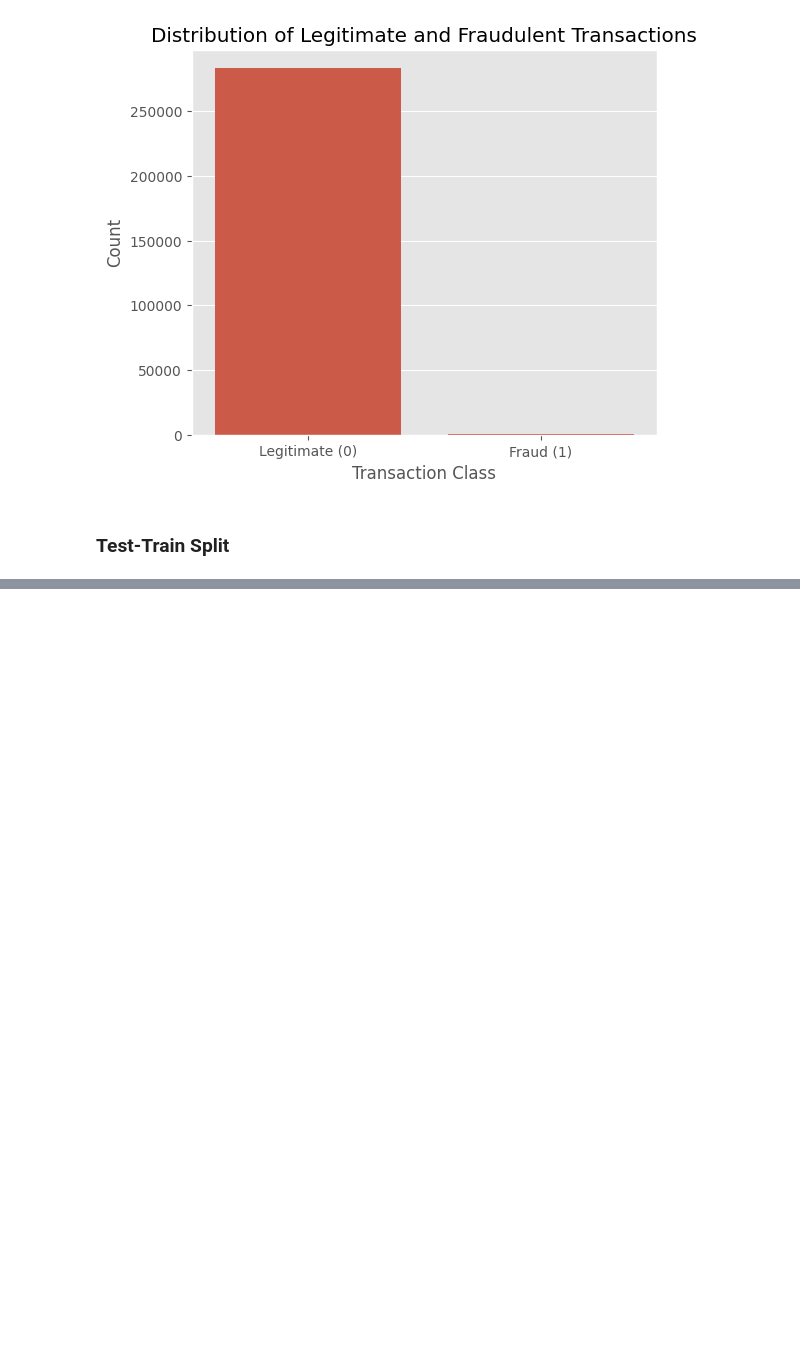
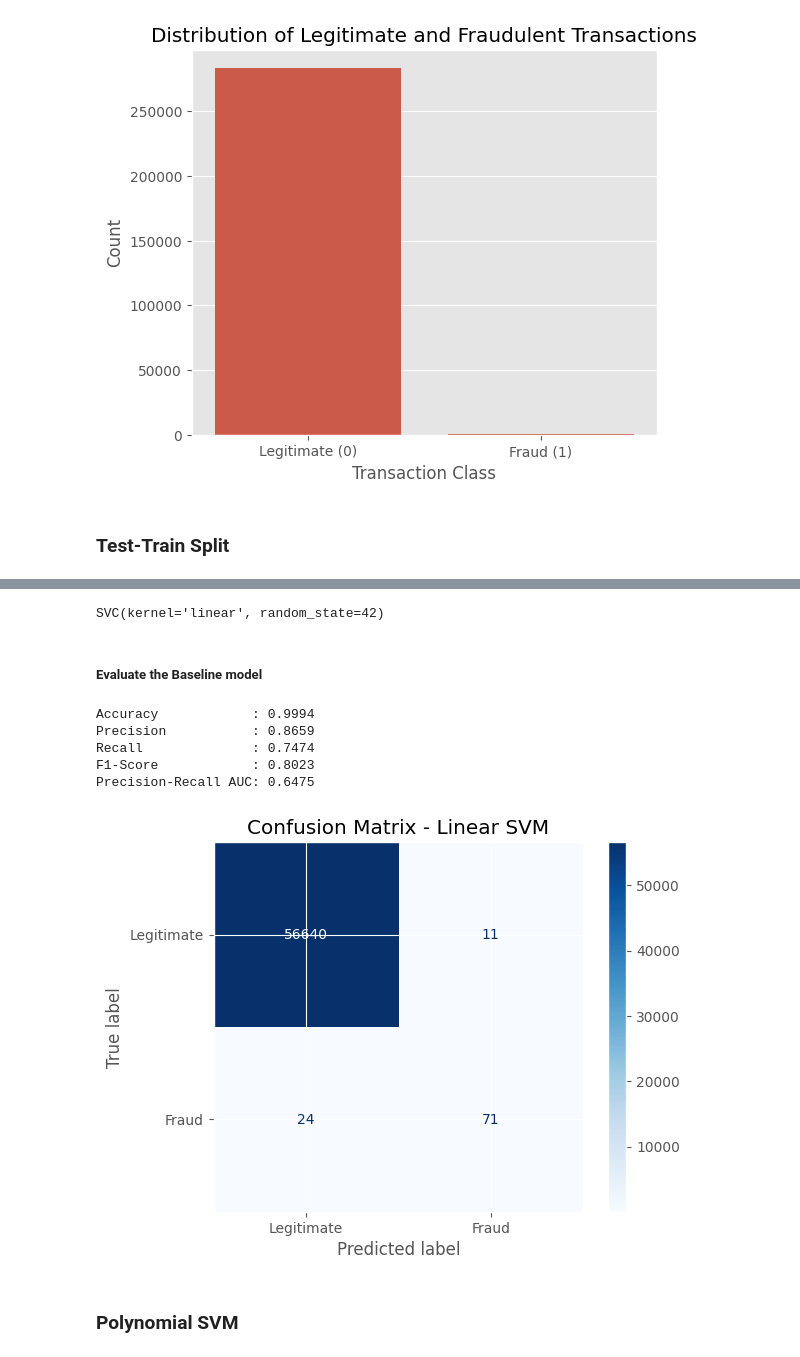
Before and after one commit to aaryanyaadav/Real-Time-Card-Not-Present-Fraud-Detection, a Jupyter notebook: Real_Time_Card_Not_Present_Fraud_Detection.ipynb, the cells around one changed output, grey strips where cells are left out. Saved outputs shown, nothing was run; the diff lists cells and outputs as text; code cells hidden in the pictures; blank space fills up the shorter version.

Commit message:
Baseline model

```diff
--- a/Real_Time_Card_Not_Present_Fraud_Detection.ipynb
+++ b/Real_Time_Card_Not_Present_Fraud_Detection.ipynb
@@ -146,0 +187,2 @@ plt.show()
+# %%
+X_test_scaled = scaler.transform(X_test)
@@ -146,0 +219,51 @@ plt.show()
+# %%
+# Create the baseline Linear SVM model
+linear_svm = SVC(
+    kernel='linear',
+    random_state=42
+)
+# %%
+# Train the model
+linear_svm.fit(X_train_scaled, y_train)
+# %% [output]
+SVC(kernel='linear', random_state=42)
+# %%
+# Predict on the test data
+y_pred_linear = linear_svm.predict(X_test_scaled)
+# %% [markdown]
+##### Evaluate the Baseline model
+# %%
+accuracy = accuracy_score(y_test, y_pred_linear)
+precision = precision_score(y_test, y_pred_linear)
+recall = recall_score(y_test, y_pred_linear)
+f1 = f1_score(y_test, y_pred_linear)
+pr_auc = average_precision_score(y_test, y_pred_linear)
+
+print(f"Accuracy            : {accuracy:.4f}")
+print(f"Precision           : {precision:.4f}")
+print(f"Recall              : {recall:.4f}")
+print(f"F1-Score            : {f1:.4f}")
+print(f"Precision-Recall AUC: {pr_auc:.4f}")
+# %% [output]
+Accuracy            : 0.9994
+Precision           : 0.8659
+Recall              : 0.7474
+F1-Score            : 0.8023
+Precision-Recall AUC: 0.6475
+# %%
+cm = confusion_matrix(y_test, y_pred_linear)
+
+disp = ConfusionMatrixDisplay(
+    confusion_matrix=cm,
+    display_labels=["Legitimate", "Fraud"]
+)
+
+disp.plot(cmap="Blues")
+
+plt.title("Confusion Matrix - Linear SVM")
+
+plt.show()
+# %% [output]
+[figure, added]
+# %% [markdown]
+### Polynomial SVM
```
Also changed, not shown: parts of 18 cells of this notebook.
